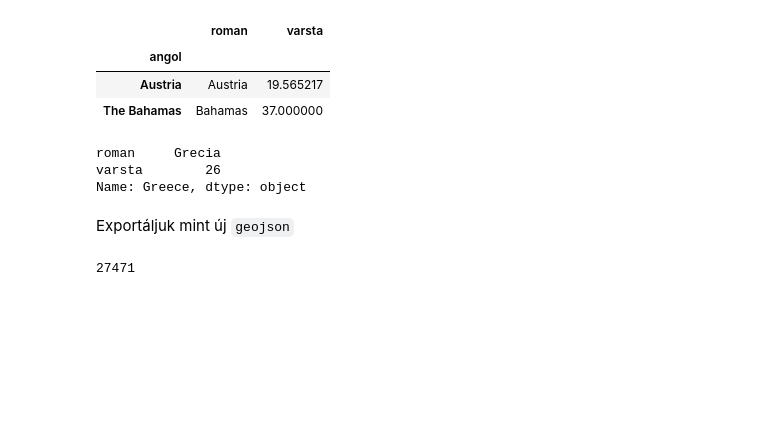
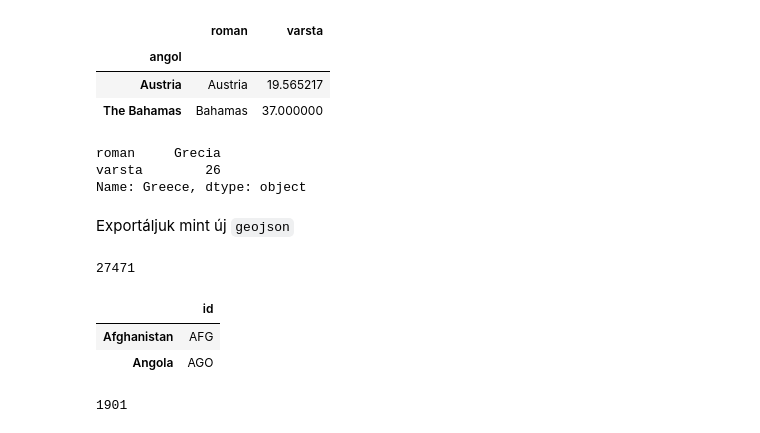
Before and after one commit to csaladenes/csaladenes.github.io, a Jupyter notebook: present/bi/2019/jupyter/1_python_bevezeto.ipynb, the cells around one changed output. Saved outputs shown, nothing was run; the diff lists cells and outputs as text; code cells hidden in the pictures; blank space fills up the shorter version.

```diff
--- a/present/bi/2019/jupyter/1_python_bevezeto.ipynb
+++ b/present/bi/2019/jupyter/1_python_bevezeto.ipynb
@@ -919,3 +919,9 @@ export_file=open('countries_uj.geo.json','w')
 export_file.write(json.dumps(countries_uj))
 # %% [output]
 27471
+# %%
+#valid ures geojson
+countries_ids={}
+for feature in countries['features']:
+    name_en=feature['properties']['name']
+    countries_ids[name_en]=feature['id']
@@ -921,0 +930,7 @@ export_file.write(json.dumps(countries_uj))
+# %%
+df8=pd.DataFrame(countries_ids,index=['id']).T
+df8.head(2)
+# %% [output]
+|  | id |
+| Afghanistan | AFG |
+| Angola | AGO |
@@ -921,0 +941,5 @@ export_file.write(json.dumps(countries_uj))
+# %%
+export_file=open('ertekek.json','w')
+export_file.write(json.dumps(ertekek))
+# %% [output]
+1901
```
Also changed, not shown: parts of 4 cells of this notebook, 8 other files.
